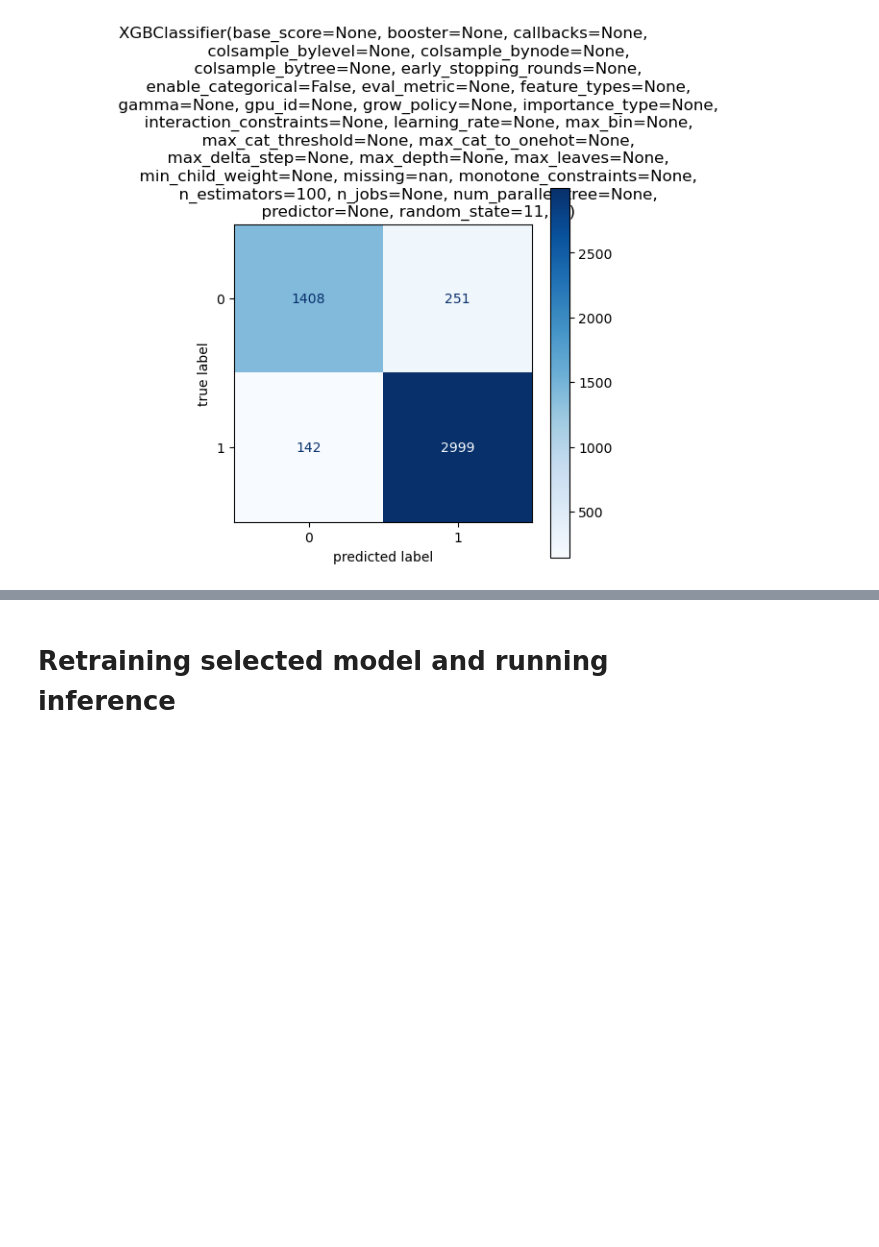
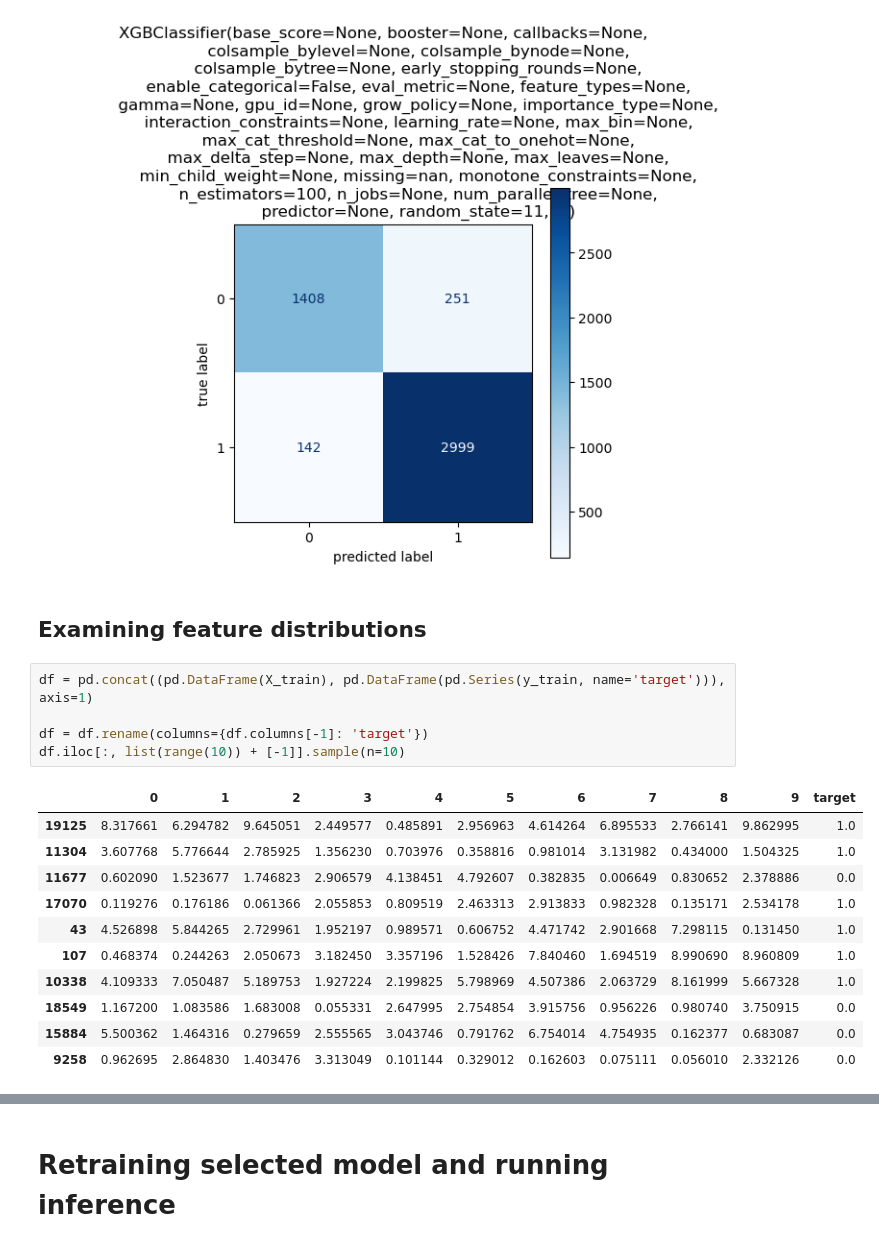
Before and after one commit to nayefahmad/ml-notes, a Jupyter notebook: 2023-08-03-pattern-classifier.ipynb, the cells around one changed output, grey strips where cells are left out. Saved outputs shown, nothing was run; the diff lists cells and outputs as text; blank space fills up the shorter version.

```diff
--- a/2023-08-03-pattern-classifier.ipynb
+++ b/2023-08-03-pattern-classifier.ipynb
@@ -237,3 +238,22 @@ weighted avg       0.92      0.92      0.92      4800
 [figure]
 [figure]
 [figure]
+# %% [markdown]
+## Examining feature distributions
+# %%
+df = pd.concat((pd.DataFrame(X_train), pd.DataFrame(pd.Series(y_train, name='target'))), axis=1)
+
+df = df.rename(columns={df.columns[-1]: 'target'})
+df.iloc[:, list(range(10)) + [-1]].sample(n=10)
+# %% [output]
+|  | 0 | 1 | 2 | 3 | 4 | 5 | 6 | 7 | 8 | 9 | target |
+| 19125 | 8.317661 | 6.294782 | 9.645051 | 2.449577 | 0.485891 | 2.956963 | 4.614264 | 6.895533 | 2.766141 | 9.862995 | 1.0 |
+| 11304 | 3.607768 | 5.776644 | 2.785925 | 1.356230 | 0.703976 | 0.358816 | 0.981014 | 3.131982 | 0.434000 | 1.504325 | 1.0 |
+| 11677 | 0.602090 | 1.523677 | 1.746823 | 2.906579 | 4.138451 | 4.792607 | 0.382835 | 0.006649 | 0.830652 | 2.378886 | 0.0 |
+| 17070 | 0.119276 | 0.176186 | 0.061366 | 2.055853 | 0.809519 | 2.463313 | 2.913833 | 0.982328 | 0.135171 | 2.534178 | 1.0 |
+| 43 | 4.526898 | 5.844265 | 2.729961 | 1.952197 | 0.989571 | 0.606752 | 4.471742 | 2.901668 | 7.298115 | 0.131450 | 1.0 |
+| 107 | 0.468374 | 0.244263 | 2.050673 | 3.182450 | 3.357196 | 1.528426 | 7.840460 | 1.694519 | 8.990690 | 8.960809 | 1.0 |
+| 10338 | 4.109333 | 7.050487 | 5.189753 | 1.927224 | 2.199825 | 5.798969 | 4.507386 | 2.063729 | 8.161999 | 5.667328 | 1.0 |
+| 18549 | 1.167200 | 1.083586 | 1.683008 | 0.055331 | 2.647995 | 2.754854 | 3.915756 | 0.956226 | 0.980740 | 3.750915 | 0.0 |
+| 15884 | 5.500362 | 1.464316 | 0.279659 | 2.555565 | 3.043746 | 0.791762 | 6.754014 | 4.754935 | 0.162377 | 0.683087 | 0.0 |
+| 9258 | 0.962695 | 2.864830 | 1.403476 | 3.313049 | 0.101144 | 0.329012 | 0.162603 | 0.075111 | 0.056010 | 2.332126 | 0.0 |
```
Also changed, not shown: parts of 2 cells of this notebook.
